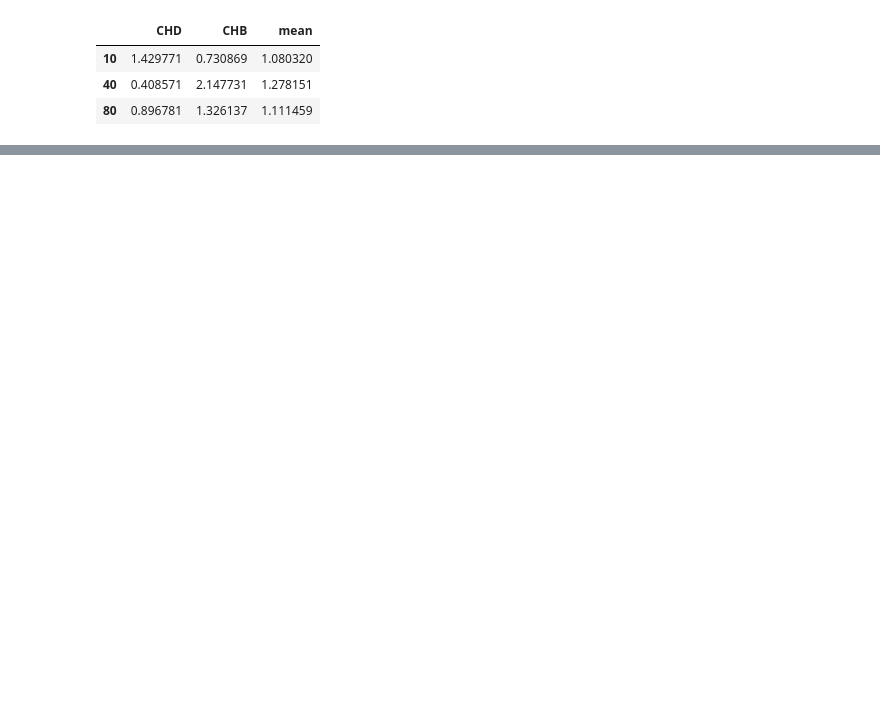
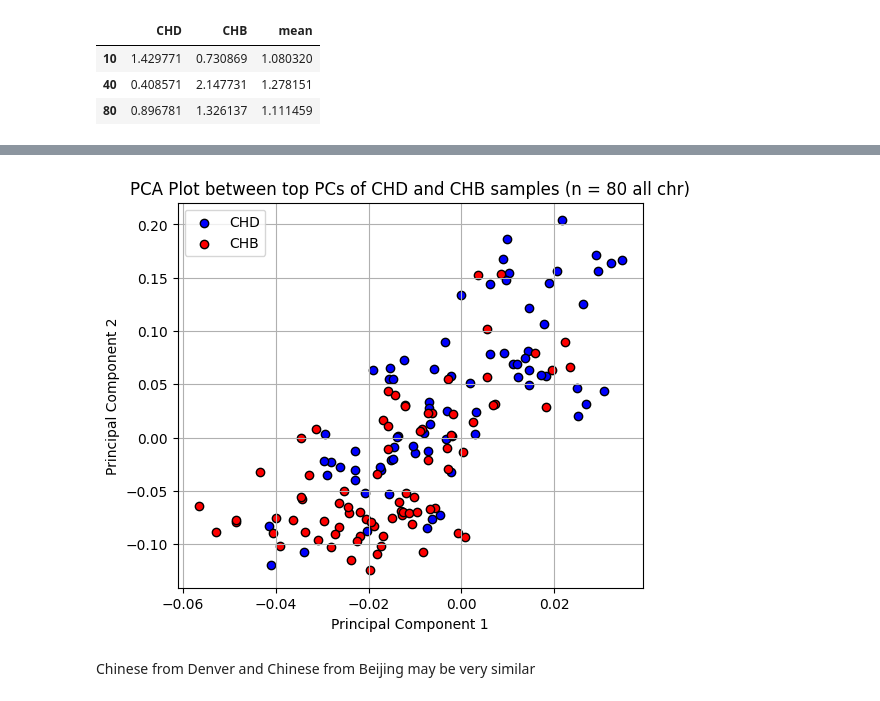
Before and after one commit to tinaryu/StatsGenetics_PowerIterationPCA, a Jupyter notebook: AnalysisCode/power_iteration_CHD_CHB.ipynb, the cells around one changed output, grey strips where cells are left out. Saved outputs shown, nothing was run; the diff lists cells and outputs as text; code cells hidden in the pictures; blank space fills up the shorter version.

```diff
--- a/AnalysisCode/power_iteration_CHD_CHB.ipynb
+++ b/AnalysisCode/power_iteration_CHD_CHB.ipynb
@@ -129,0 +134,12 @@ df
+# %%
+n = 80
+np.random.seed(42)
+combined = GetCombinedGenoCHD_CHB(CHD, CHB, n)
+top10PCs = RunPowerIteration10PCs(combined)
+
+DistanceRatio = GetDistanceRatio(top10PCs, 2, n)
+# Define indices for each population
+CHD_indices = range(0, n)
+CHB_indices = range(n, 2*n)
+CHD_indices = np.delete(CHD_indices, [2, 17])
+CHD_indices
@@ -129,0 +162,20 @@ df
+# %%
+# Plot each population with a different color
+plt.figure(figsize=(6, 5))
+
+# CHD Population
+plt.scatter(top10PCs[0][CHD_indices], top10PCs[1][CHD_indices], c='blue', label='CHD', edgecolor='k')
+# CHB Population
+plt.scatter(top10PCs[0][CHB_indices], top10PCs[1][CHB_indices], c='red', label='CHB', edgecolor='k')
+
+# Add labels and title
+plt.title("PCA Plot between top PCs of CHD and CHB samples (n = " + str(n) + " all chr)")
+plt.xlabel("Principal Component 1")
+plt.ylabel("Principal Component 2")
+plt.legend()
+plt.grid(True)
+plt.show()
+# %% [output]
+[figure, added]
+# %% [markdown]
+Chinese from Denver and Chinese from Beijing may be very similar
```
Also changed, not shown: parts of 5 cells of this notebook, 4 other files.
